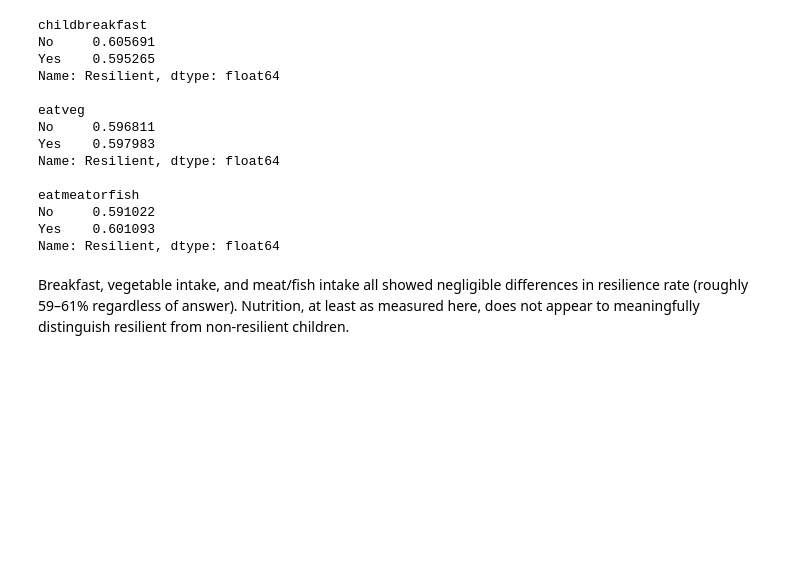
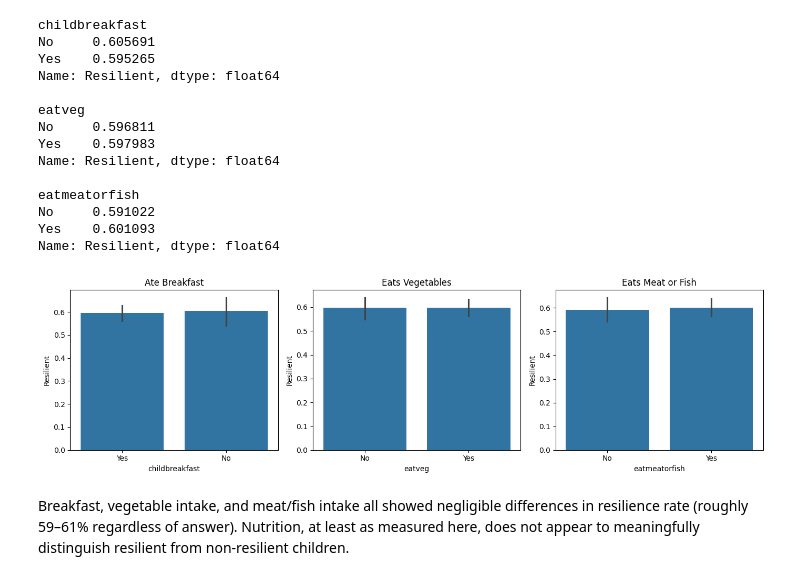
Before and after one commit to adrian-007-cloud/Data-Science-Group-2, a Jupyter notebook: DATA_SCIENCE_PROJECT.ipynb, the cells around one changed output. Saved outputs shown, nothing was run; the diff lists cells and outputs as text; code cells hidden in the pictures; blank space fills up the shorter version.

```diff
--- a/DATA_SCIENCE_PROJECT.ipynb
+++ b/DATA_SCIENCE_PROJECT.ipynb
@@ -1218,6 +1218,26 @@ eatmeatorfish
 No     0.591022
 Yes    0.601093
 Name: Resilient, dtype: float64
+# %%
+# Chart: resilience rate for each nutrition factor, side by side.
+plt.figure(figsize=(14, 4))
+
+plt.subplot(1, 3, 1)
+sns.barplot(data=df_disadv, x="childbreakfast", y="Resilient", estimator="mean")
+plt.title("Ate Breakfast")
+
+plt.subplot(1, 3, 2)
+sns.barplot(data=df_disadv, x="eatveg", y="Resilient", estimator="mean")
+plt.title("Eats Vegetables")
+
+plt.subplot(1, 3, 3)
+sns.barplot(data=df_disadv, x="eatmeatorfish", y="Resilient", estimator="mean")
+plt.title("Eats Meat or Fish")
+
+plt.tight_layout()
+plt.show()
+# %% [output]
+[figure, added]
 # %% [markdown]
 Breakfast, vegetable intake, and meat/fish intake all showed negligible differences in resilience rate (roughly 59–61% regardless of answer). Nutrition, at least as measured here, does not appear to meaningfully distinguish resilient from non-resilient children.
 # %% [markdown]
```
Also changed, not shown: parts of 14 cells of this notebook.
